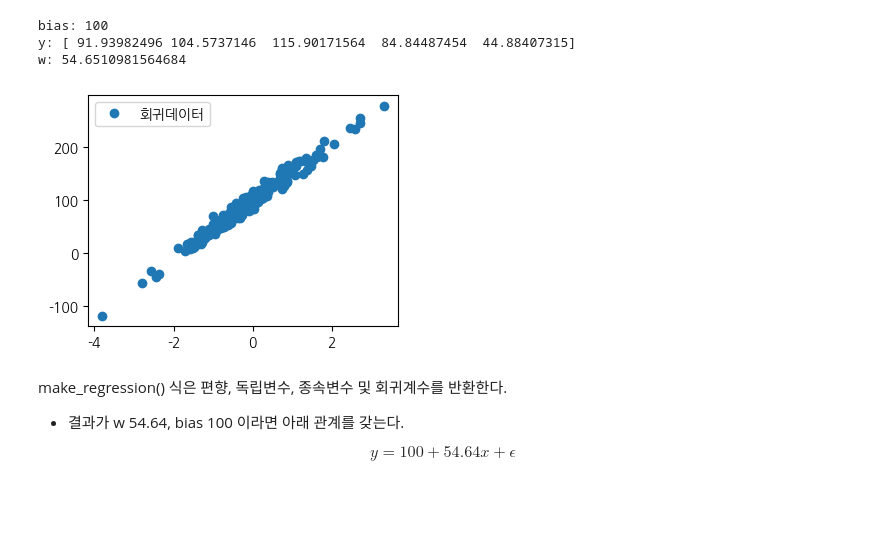
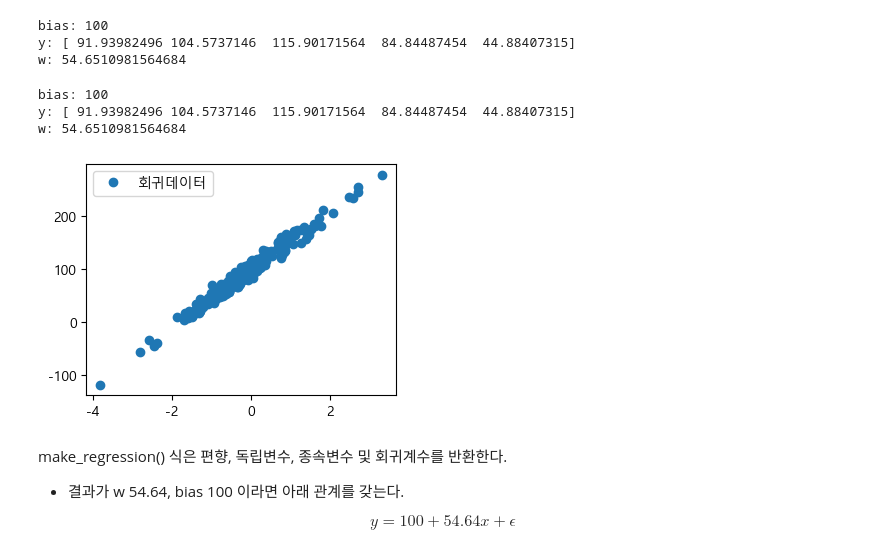
Before and after one commit to krapppp/AI, a Jupyter notebook: python/deep/04지도학습-회귀_0.ipynb, the cells around one changed output. Saved outputs shown, nothing was run; the diff lists cells and outputs as text; code cells hidden in the pictures; blank space fills up the shorter version.

```diff
--- a/python/deep/04지도학습-회귀_0.ipynb
+++ b/python/deep/04지도학습-회귀_0.ipynb
@@ -39,9 +39,9 @@ import matplotlib.pyplot as plt
 import matplotlib.font_manager as fm
 %matplotlib inline
 
-# plt.rcParams['font.family'] = 'Malgun Gothic'
+plt.rcParams['font.family'] = 'Malgun Gothic'
 # plt.rcParams['font.family'] = 'AppleGothic'  # Mac (AppleGothic 또는 AppleSDGothicNeo)
-plt.rcParams['font.family'] = 'NanumGothic' # Linux (NanumGothic 또는 다른 설치된 한글 폰트)
+# plt.rcParams['font.family'] = 'NanumGothic' # Linux (NanumGothic 또는 다른 설치된 한글 폰트)
 
-plt.rcParams['axes.unicode_minus'] = False #glypy 8722: Axes에 - 표시 안되는 것
-# plt.title('한글 타이틀...')
+# plt.rcParams['axes.unicode_minus'] = False #glypy 8722: Axes에 - 표시 안되는 것
+plt.title('한글 타이틀...')
@@ -217,16 +221,32 @@ print("w:",  w )
 bias: 100
 y: [ 91.93982496 104.5737146  115.90171564  84.84487454  44.88407315]
 w: 54.6510981564684
+# %%
+bias=100
+X0,y,w=make_regression(
+    n_samples=200, # 데이터(row,record)
+    n_features=1, # 입력
+    bias=bias, # 편향
+    noise=10, # 편차
+    coef=True, # 계수
+    random_state=50
+)
+
+print("bias:", bias)
+print("y:", y[:5])
+print("w:",  w )
+# %% [output]
+bias: 100
+y: [ 91.93982496 104.5737146  115.90171564  84.84487454  44.88407315]
+w: 54.6510981564684
 # %%
 plt.figure(figsize=(4,3))
 
-
-
-
+plt.plot(X0,y,'o',label='회귀데이터')
 plt.legend()
 plt.show()
 # %% [output]
-[figure, old version]
+[figure, new version]
 # %% [markdown]
 make_regression() 식은 편향, 독립변수, 종속변수 및 회귀계수를 반환한다.
  - 결과가 w 54.64, bias 100 이라면 아래 관계를 갖는다.
```
Also changed, not shown: parts of 19 cells of this notebook, 5 other files.
